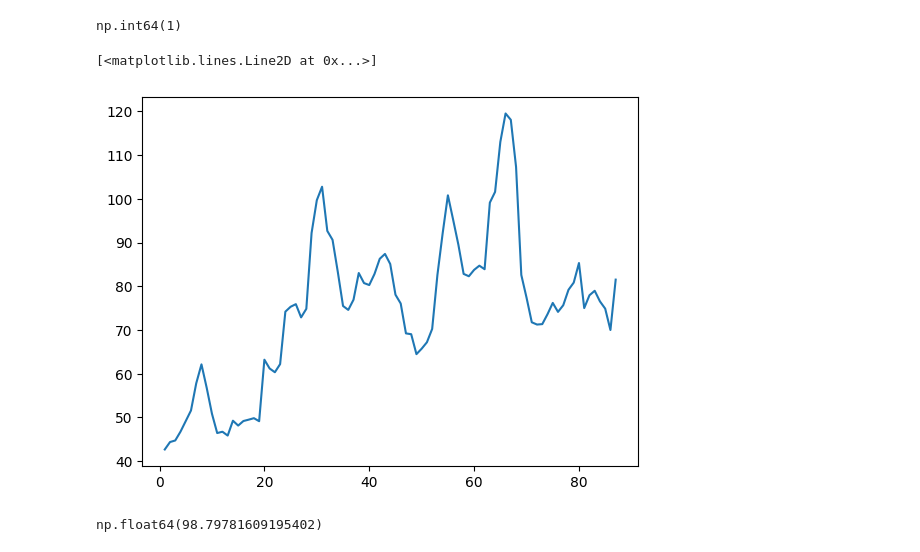
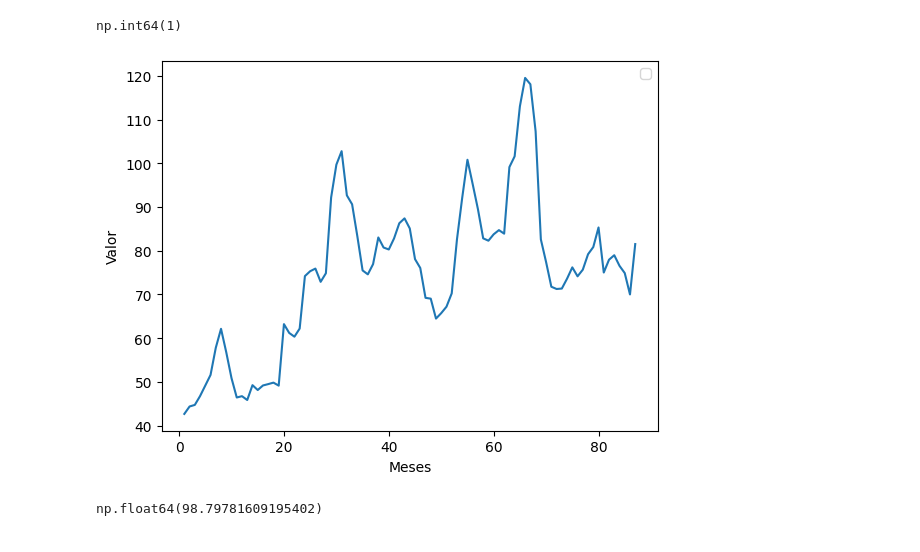
Before and after one commit to nascidoug/DATA_LEARNING, a Jupyter notebook: DATASCIENCE/ALURA/NOTEBOOKS/numpy.ipynb, the cells around one changed output. Cells and saved outputs as stored; diff of their text form; code cells hidden in the pictures.

```diff
--- a/DATASCIENCE/ALURA/NOTEBOOKS/numpy.ipynb
+++ b/DATASCIENCE/ALURA/NOTEBOOKS/numpy.ipynb
@@ -228,9 +218,12 @@ np.int64(1)
 Kaliningrad[4] = np.mean([Kaliningrad[3],Kaliningrad[5]])
 # %%
 plt.plot(datas, Kaliningrad)
+plt.legend()
+plt.xlabel('Meses')
+plt.ylabel('Valor')
+plt.show()
 # %% [output]
-[<matplotlib.lines.Line2D at 0x...>]
-[figure, old version]
+[figure, new version]
 # %%
 np.mean([Moscow])
 # %% [output]
```
Also changed, not shown: parts of 17 cells of this notebook.
